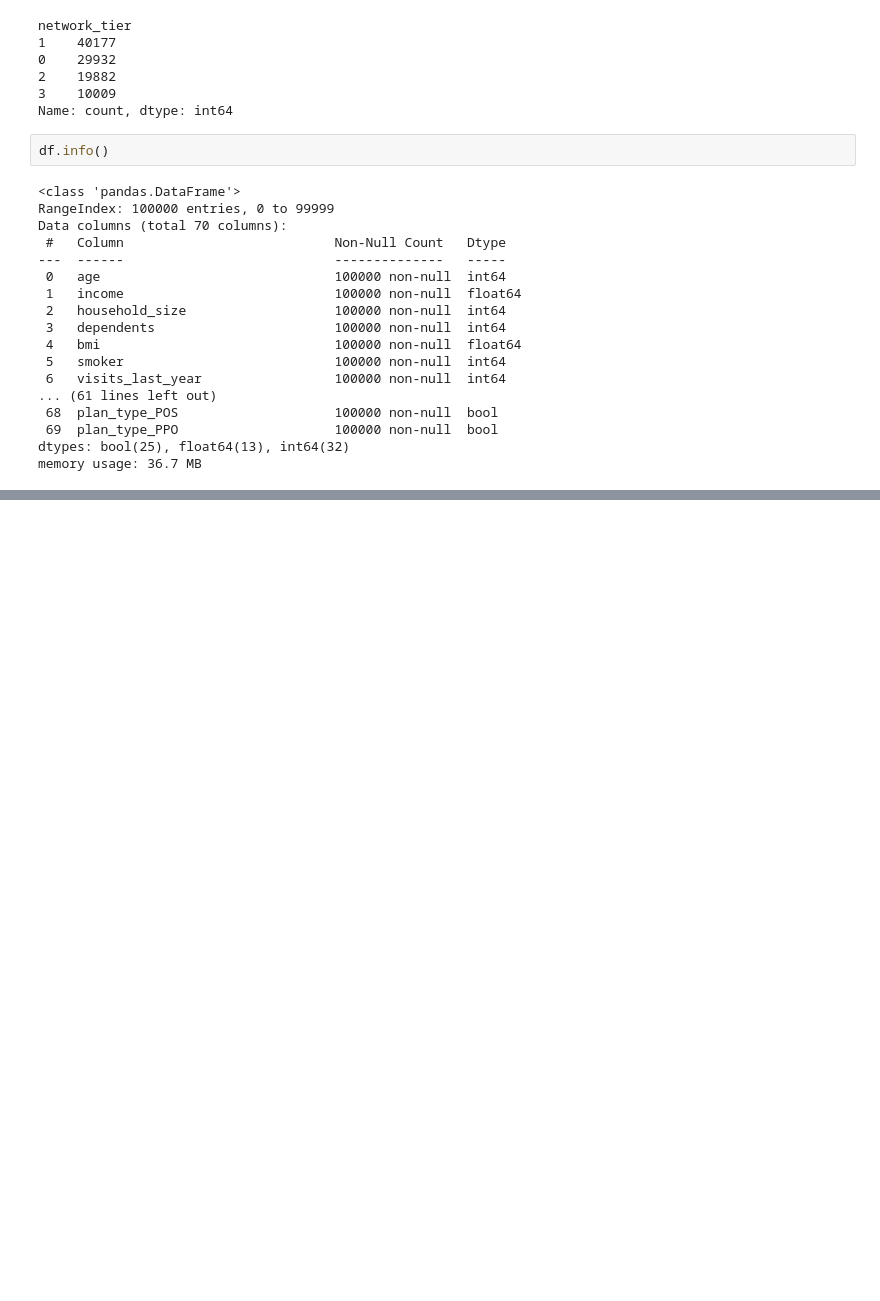
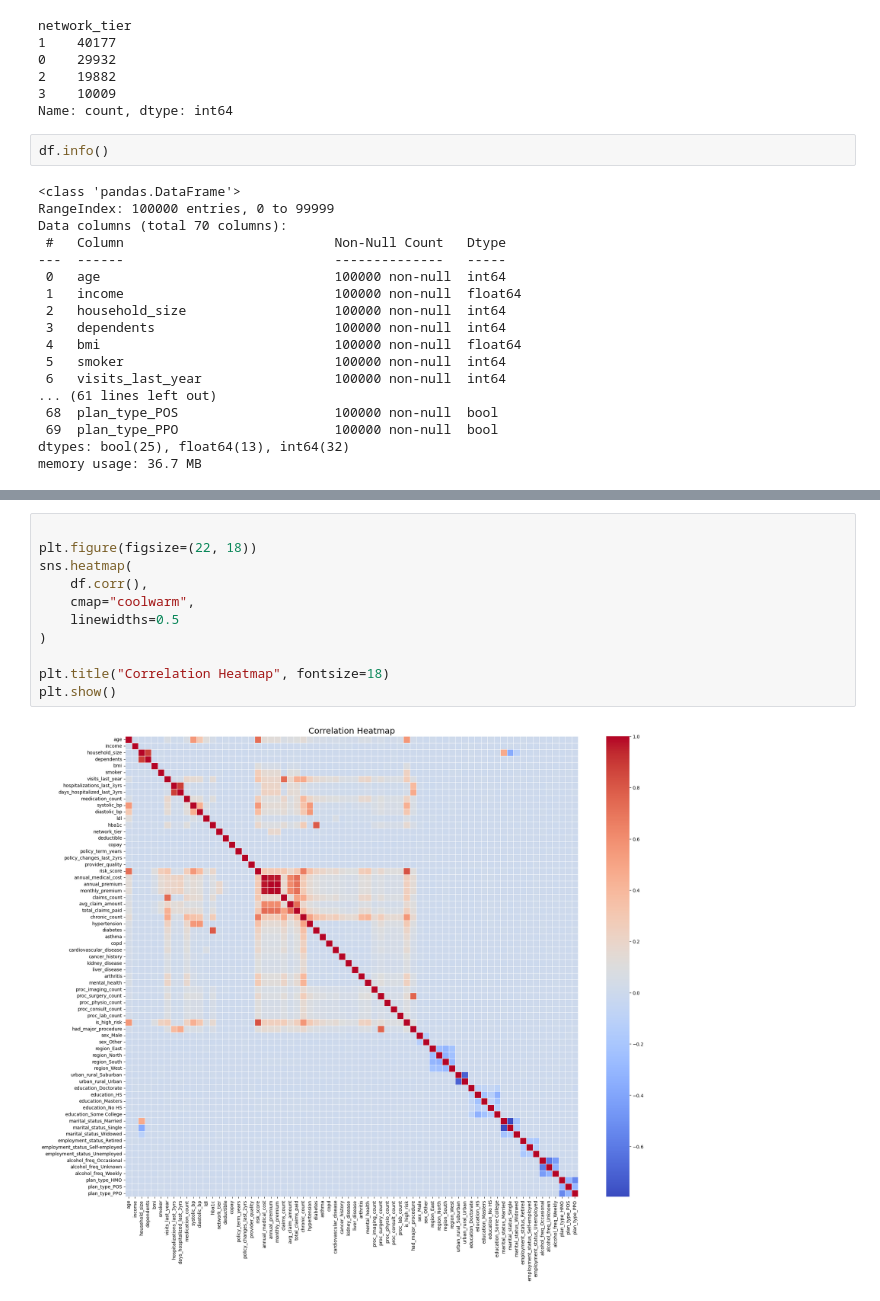
Before and after one commit to Krishna-matic/Machine_Learning_Projects, a Jupyter notebook: 01_medical_insurance_cost_prediction/Medical_Insurance_Cost_Prediction.ipynb, the cells around one changed output, grey strips where cells are left out. Drawn from its saved outputs; the diff is of its cells as text; blank space fills up the shorter version.

```diff
--- a/01_medical_insurance_cost_prediction/Medical_Insurance_Cost_Prediction.ipynb
+++ b/01_medical_insurance_cost_prediction/Medical_Insurance_Cost_Prediction.ipynb
@@ -434,0 +472,13 @@ memory usage: 36.7 MB
+# %%
+
+plt.figure(figsize=(22, 18))
+sns.heatmap(
+    df.corr(),
+    cmap="coolwarm",
+    linewidths=0.5
+)
+
+plt.title("Correlation Heatmap", fontsize=18)
+plt.show()
+# %% [output]
+[figure, added]
```
Also changed, not shown: parts of 10 cells of this notebook.
